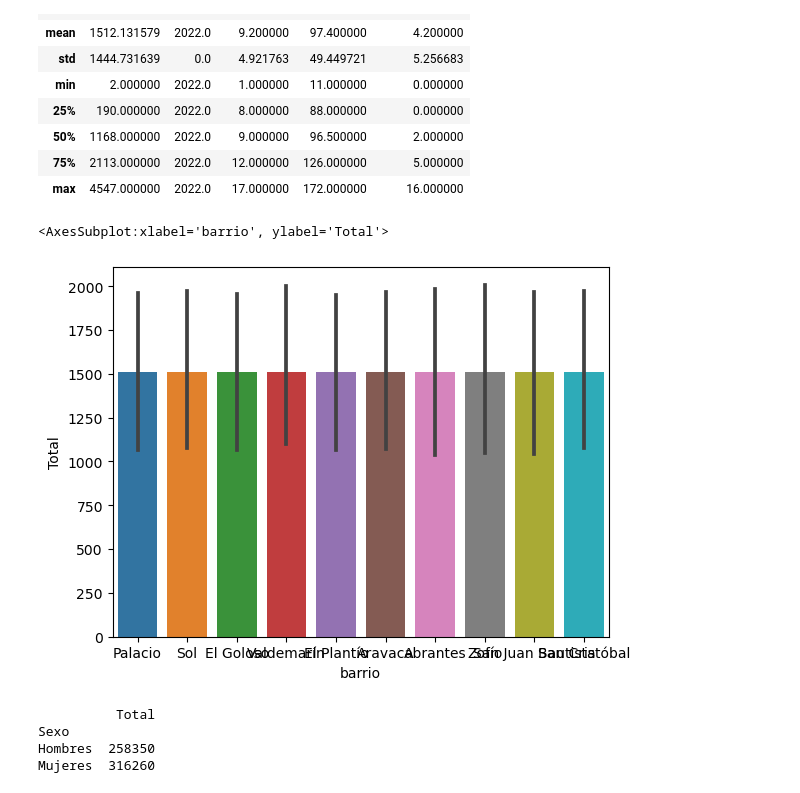
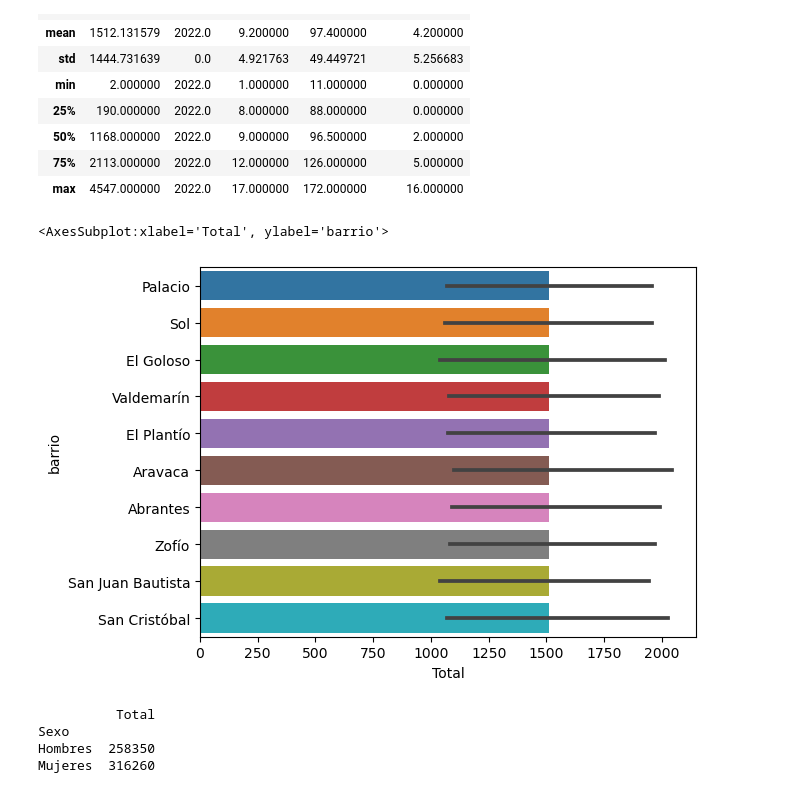
Before and after one commit to monicaclaros/ETL_P4, a Jupyter notebook: principal.ipynb, the cells around one changed output. Saved outputs shown, nothing was run; the diff lists cells and outputs as text; code cells hidden in the pictures.

```diff
--- a/principal.ipynb
+++ b/principal.ipynb
@@ -349,10 +360,10 @@ df2022.describe()
 | max | 4547.000000 | 2022.0 | 17.000000 | 172.000000 | 16.000000 |
 # %%
 #gráfico de barrios
-sns.barplot(x='barrio', y='Total', data=df2022)
+sns.barplot(x='Total', y='barrio', data=df2022)
 # %% [output]
-<AxesSubplot:xlabel='barrio', ylabel='Total'>
+<AxesSubplot:xlabel='Total', ylabel='barrio'>
-[figure, old version]
+[figure, new version]
 # %%
 #Tabla de género y total de personas extranjeras
 pivot_mad22= pd.pivot_table(df2022, values='Total', index=['Sexo'], aggfunc=np.sum)
```
Also changed, not shown: parts of 2 cells of this notebook, 1 other file.
